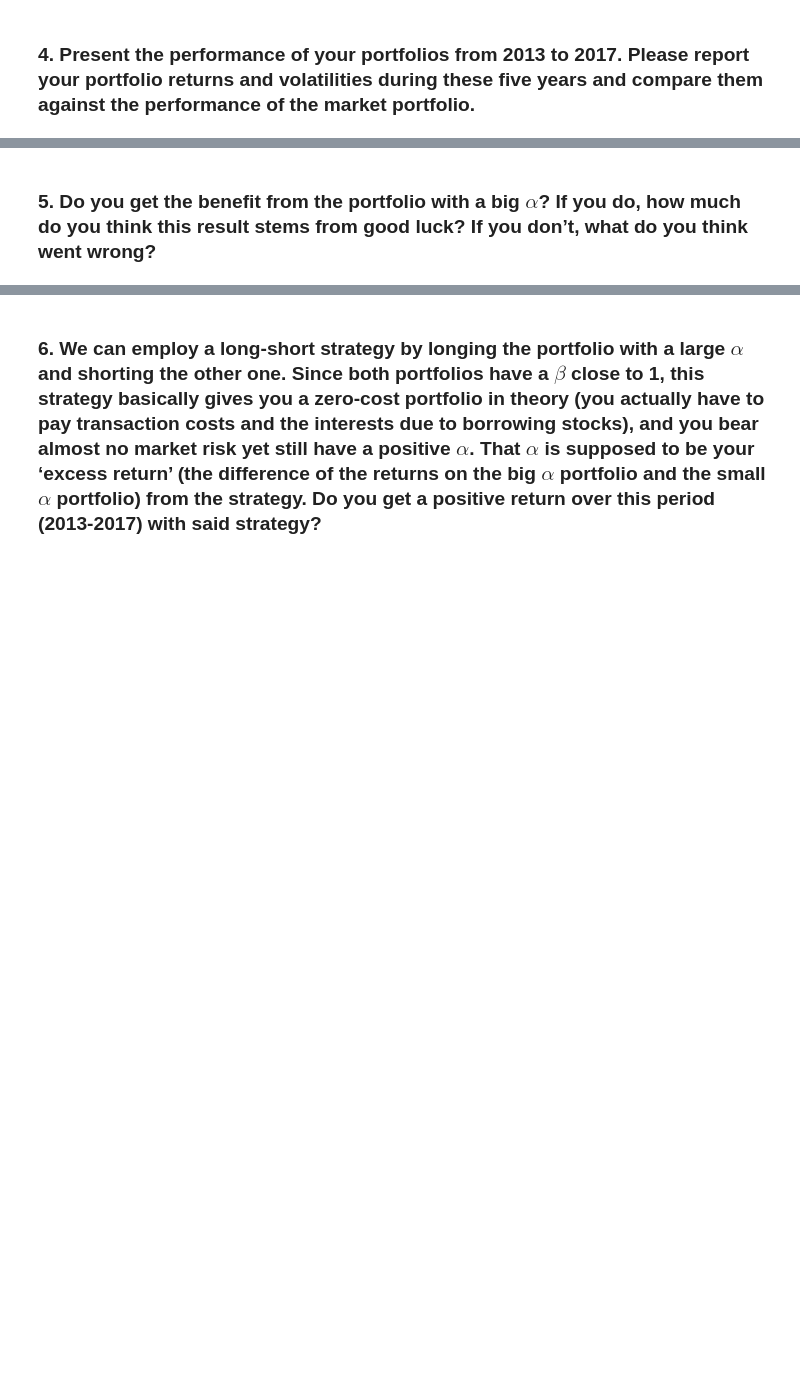
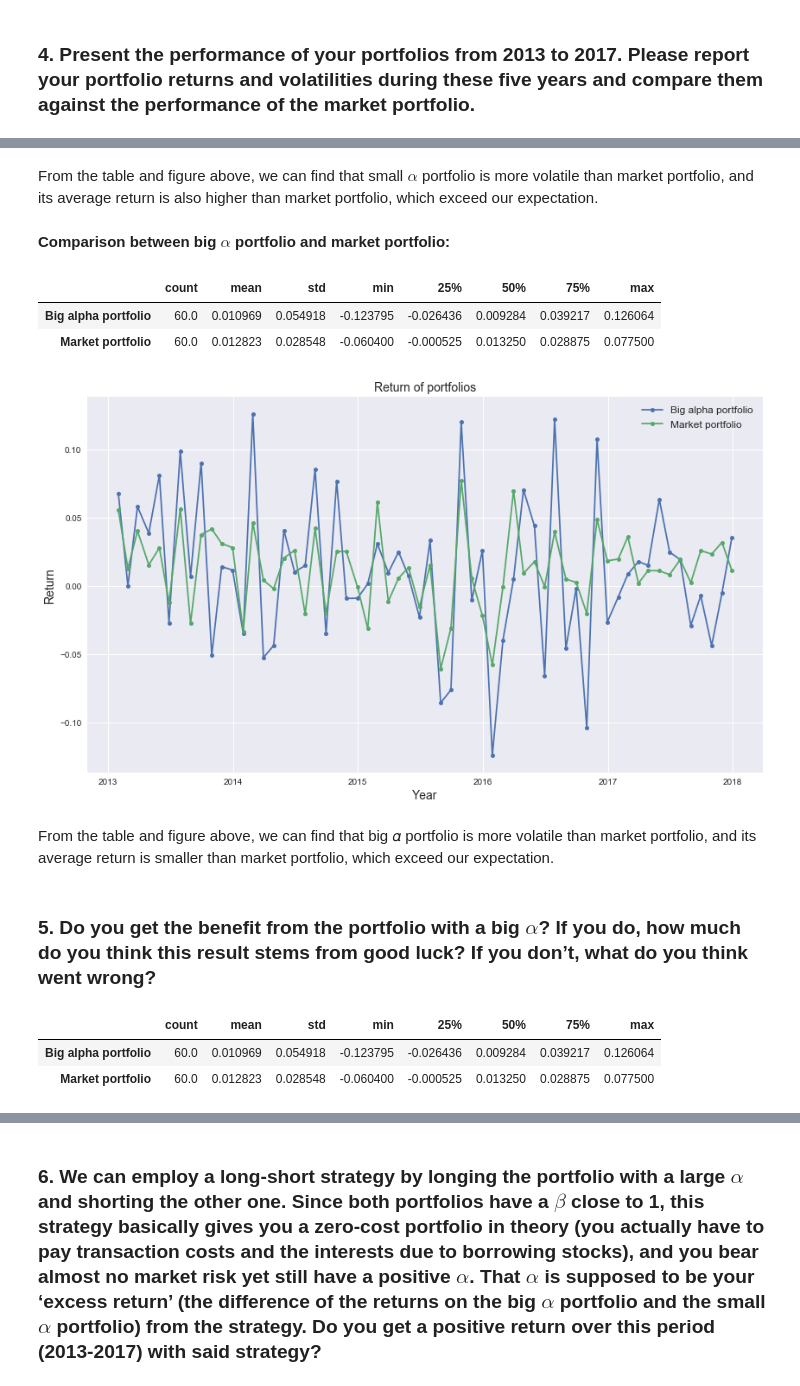
Before and after one commit to Andy-Liu66/2018NCCU-Econometrics, a Jupyter notebook: Homework 1/Homework 1.ipynb, the cells around one changed output, grey strips where cells are left out. Drawn from its saved outputs; the diff is of its cells as text; code cells hidden in the pictures; blank space fills up the shorter version.

```diff
--- a/Homework 1/Homework 1.ipynb
+++ b/Homework 1/Homework 1.ipynb
@@ -548,2 +587,47 @@ From the table above, we find that $\alpha$ is significantly different from 0, a
+# %% [markdown]
+From the table and figure above, we can find that small $\alpha$ portfolio is more volatile than market portfolio, and its average return is also higher than market portfolio, which exceed our expectation.
+# %% [markdown]
+**Comparison between big $\alpha$ portfolio and market portfolio:**
+# %%
+# select data which lie between 2013~2017
+temp_result = big_alpha_result[(small_alpha_result.DATE > date_start) &
+                                 (small_alpha_result.DATE <= date_end)]
+
+# set "DATE" column as index(it will be convenient for plotting)
+temp_result.index = temp_result.DATE
+
+# select columns
+temp_result = temp_result[["VWPRet", "RM"]]
+
+# rename columns
+temp_result.columns = ["Big alpha portfolio", "Market portfolio"]
+
+# comparison of big alpha portfolio and market portfolio
+temp_result.describe().T
+# %% [output]
+|  | count | mean | std | min | 25% | 50% | 75% | max |
+| Big alpha portfolio | 60.0 | 0.010969 | 0.054918 | -0.123795 | -0.026436 | 0.009284 | 0.039217 | 0.126064 |
+| Market portfolio | 60.0 | 0.012823 | 0.028548 | -0.060400 | -0.000525 | 0.013250 | 0.028875 | 0.077500 |
+# %%
+# visualize portfolios' return
+plt.style.use('seaborn')
+plt.figure(figsize=(14, 8))
+plt.plot(temp_result["Big alpha portfolio"], label="Big alpha portfolio", marker=".", ms=10)
+plt.plot(temp_result["Market portfolio"], label="Market portfolio", marker=".", ms=10)
+plt.title("Return of portfolios", size=14)
+plt.xlabel("Year", size=14)
+plt.ylabel("Return", size=14)
+plt.legend(fontsize=12);
+# %% [output]
+[figure, added]
+# %% [markdown]
+From the table and figure above, we can find that big 𝛼 portfolio is more volatile than market portfolio, and its average return is smaller than market portfolio, which exceed our expectation.
 # %% [markdown]
 ### 5. Do you get the benefit from the portfolio with a big $\alpha$? If you do, how much do you think this result stems from good luck? If you don’t, what do you think went wrong?
+# %%
+# comparison of big alpha portfolio and market portfolio
+temp_result.describe().T
+# %% [output]
+|  | count | mean | std | min | 25% | 50% | 75% | max |
+| Big alpha portfolio | 60.0 | 0.010969 | 0.054918 | -0.123795 | -0.026436 | 0.009284 | 0.039217 | 0.126064 |
+| Market portfolio | 60.0 | 0.012823 | 0.028548 | -0.060400 | -0.000525 | 0.013250 | 0.028875 | 0.077500 |
```
Also changed, not shown: parts of 9 cells of this notebook.
